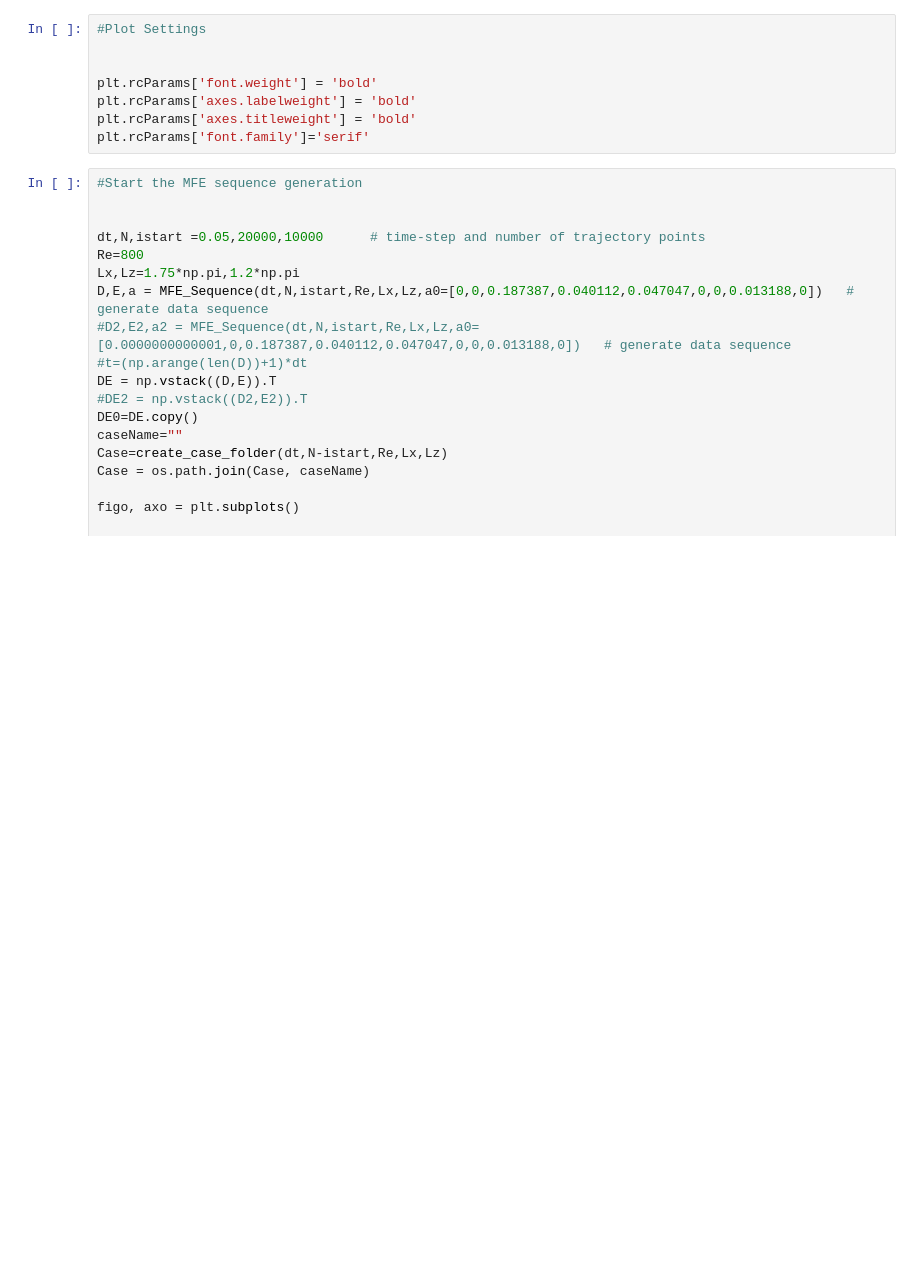
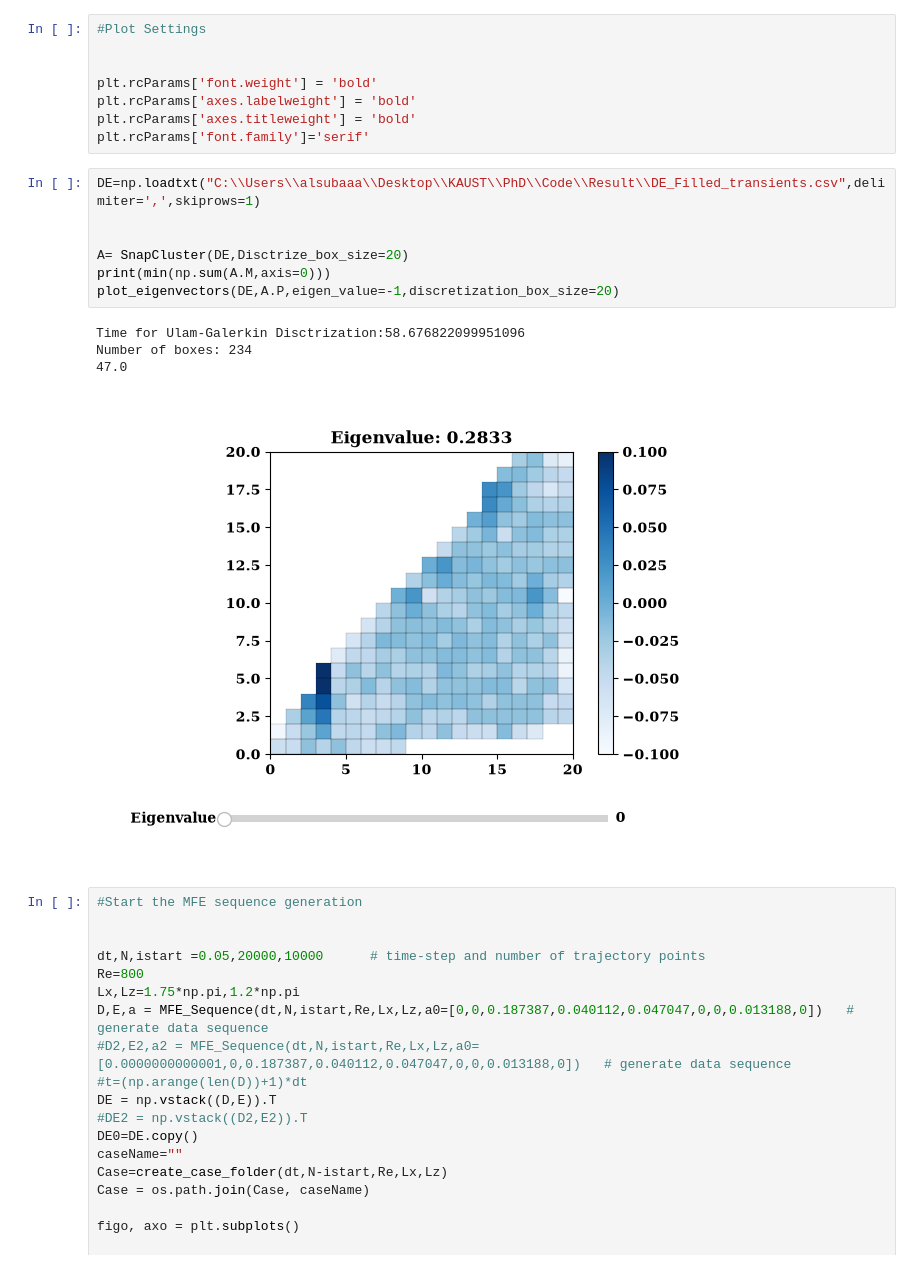
Before and after one commit to abdmohsen123-hue/MFE, a Jupyter notebook: test.ipynb, the cells around one changed output. Drawn from its saved outputs; the diff is of its cells as text; blank space fills up the shorter version.

```diff
--- a/test.ipynb
+++ b/test.ipynb
@@ -40,6 +40,18 @@ plt.rcParams['font.weight'] = 'bold'
 plt.rcParams['axes.labelweight'] = 'bold'
 plt.rcParams['axes.titleweight'] = 'bold'
 plt.rcParams['font.family']='serif'
+# %%
+DE=np.loadtxt("C:\\Users\\alsubaaa\\Desktop\\KAUST\\PhD\\Code\\Result\\DE_Filled_transients.csv",delimiter=',',skiprows=1)
+
+
+A= SnapCluster(DE,Disctrize_box_size=20)
+print(min(np.sum(A.M,axis=0)))
+plot_eigenvectors(DE,A.P,eigen_value=-1,discretization_box_size=20)
+# %% [output]
+Time for Ulam-Galerkin Disctrization:58.676822099951096
+Number of boxes: 234
+47.0
+[figure, added]
 # %%
 #Start the MFE sequence generation
 
```
Also changed, not shown: 8 other files.
